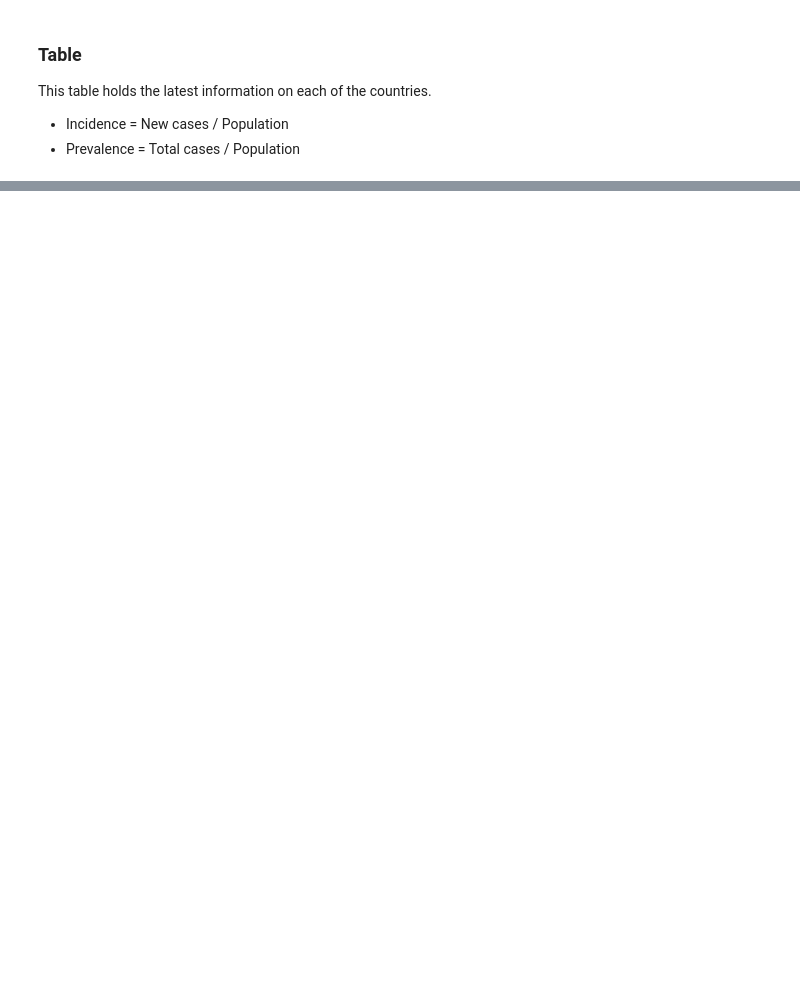
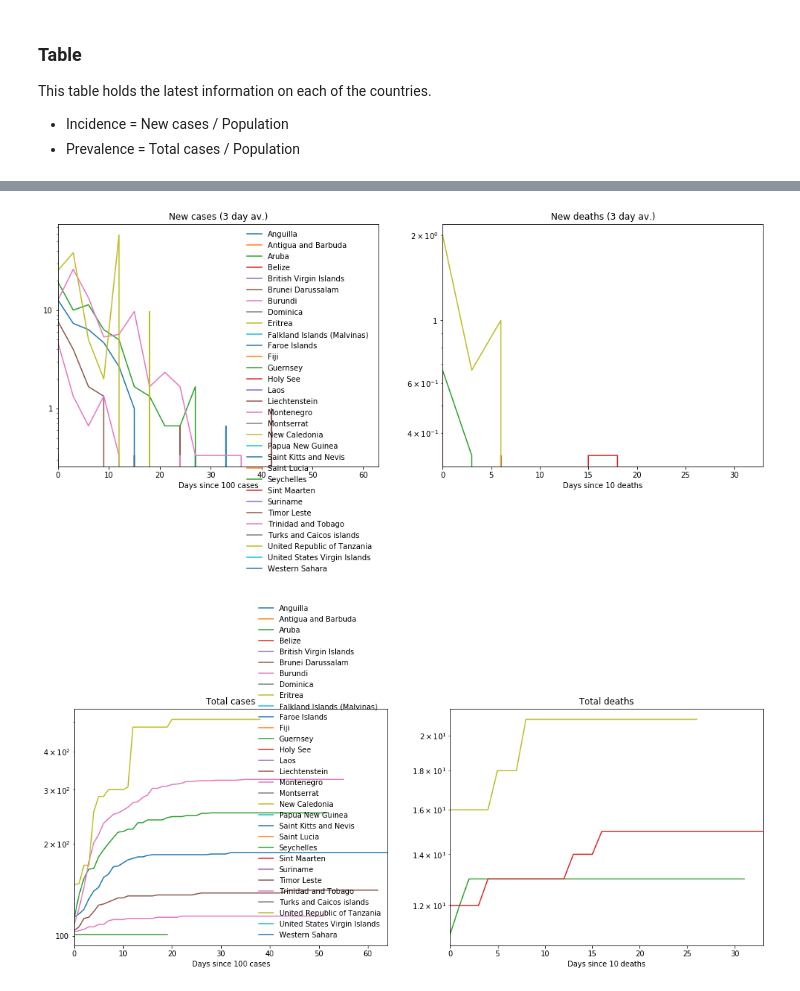
Before and after one commit to simon-verheyen/COVID, a Jupyter notebook: visualization/recovered_countries.ipynb, the cells around one changed output, grey strips where cells are left out. Drawn from its saved outputs; the diff is of its cells as text; code cells hidden in the pictures; blank space fills up the shorter version.

```diff
--- a/visualization/recovered_countries.ipynb
+++ b/visualization/recovered_countries.ipynb
@@ -42,2 +40,8 @@ mt.show_table(recovered_countries)
 | Western Sahara | Cases | 6 | 0.000% |  | 0 | 0 | 0 | 0.000% | ... |
 |  | Deaths | 0 |  | 0.000% | 0 | 0 | 0 |  | ... |
+# %%
+mt.plot_spread('cases', '3days', countries, scale='log')
+mt.plot_spread('cases', 'total', countries, scale='log')
+# %% [output]
+[figure, added]
+[figure, added]
```
Also changed, not shown: parts of 2 cells of this notebook, 28 other files.
